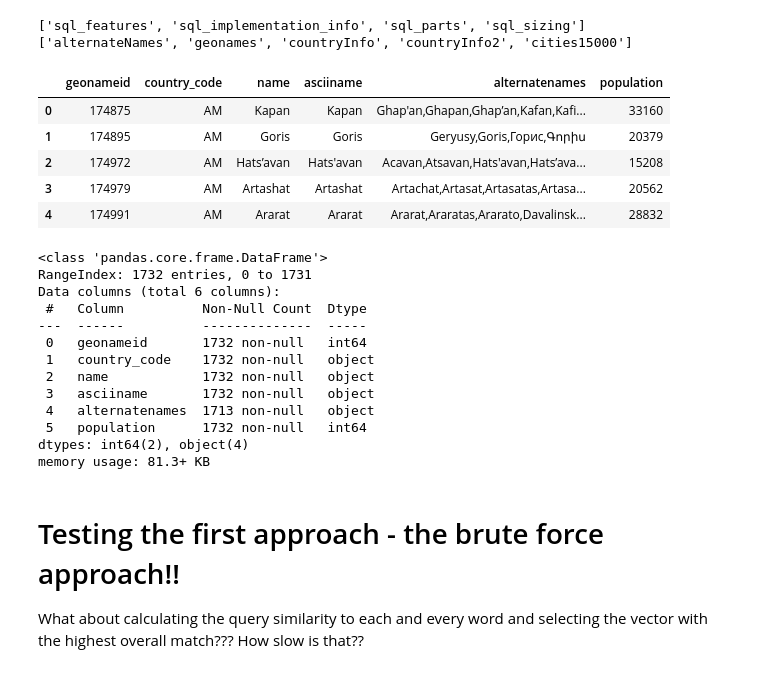
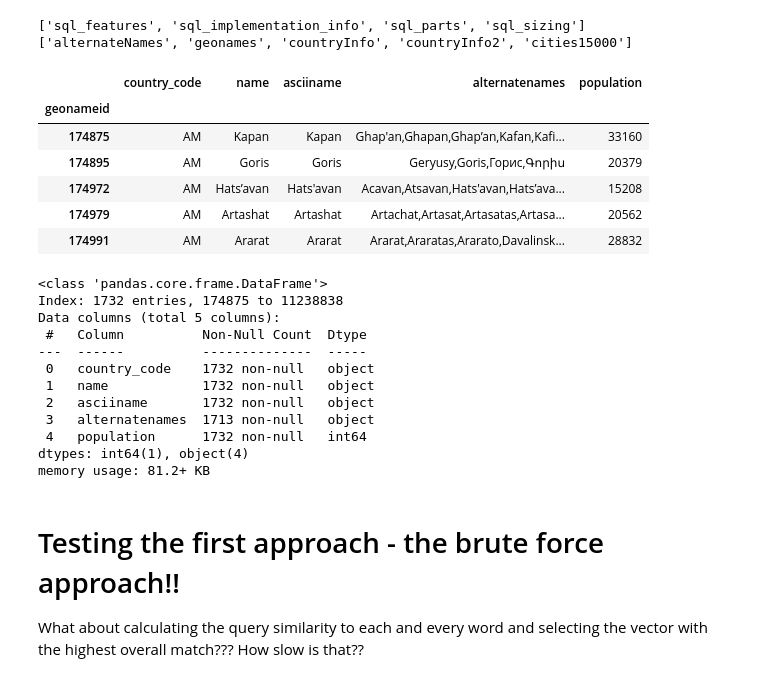
Before and after one commit to krairy/geonames, a Jupyter notebook: scripts/main.ipynb, the cells around one changed output. Saved outputs shown, nothing was run; the diff lists cells and outputs as text; code cells hidden in the pictures.

```diff
--- a/scripts/main.ipynb
+++ b/scripts/main.ipynb
@@ -409,35 +409,35 @@ for schema in schemas:
 # %%
 query = '''
 SELECT geonameid, country_code, name, asciiname, alternatenames, population
 FROM cities15000
 WHERE country_code IN ('AM', 'BY', 'GE', 'KG', 'KZ', 'RU', 'RS', 'TR')
 '''
 
-df_ = pd.read_sql_query(query, con=engine)
-df_.head()
+df = pd.read_sql_query(query, con=engine, index_col = 'geonameid')
+df.head()
 # %% [output]
-|  | geonameid | country_code | name | asciiname | alternatenames | population |
-| 0 | 174875 | AM | Kapan | Kapan | Ghap'an,Ghapan,Ghap’an,Kafan,Kafi... | 33160 |
-| 1 | 174895 | AM | Goris | Goris | Geryusy,Goris,Горис,Գորիս | 20379 |
-| 2 | 174972 | AM | Hats’avan | Hats'avan | Acavan,Atsavan,Hats'avan,Hats’ava... | 15208 |
-| 3 | 174979 | AM | Artashat | Artashat | Artachat,Artasat,Artasatas,Artasa... | 20562 |
-| 4 | 174991 | AM | Ararat | Ararat | Ararat,Araratas,Ararato,Davalinsk... | 28832 |
+|  | country_code | name | asciiname | alternatenames | population |
+| geonameid |  |  |  |  |  |
+| 174875 | AM | Kapan | Kapan | Ghap'an,Ghapan,Ghap’an,Kafan,Kafi... | 33160 |
+| 174895 | AM | Goris | Goris | Geryusy,Goris,Горис,Գորիս | 20379 |
+| 174972 | AM | Hats’avan | Hats'avan | Acavan,Atsavan,Hats'avan,Hats’ava... | 15208 |
+| 174979 | AM | Artashat | Artashat | Artachat,Artasat,Artasatas,Artasa... | 20562 |
+| 174991 | AM | Ararat | Ararat | Ararat,Araratas,Ararato,Davalinsk... | 28832 |
 # %%
-df_.info()
+df.info()
 # %% [output]
 <class 'pandas.core.frame.DataFrame'>
-RangeIndex: 1732 entries, 0 to 1731
-Data columns (total 6 columns):
+Index: 1732 entries, 174875 to 11238838
+Data columns (total 5 columns):
  #   Column          Non-Null Count  Dtype
 ---  ------          --------------  -----
- 0   geonameid       1732 non-null   int64
- 1   country_code    1732 non-null   object
- 2   name            1732 non-null   object
- 3   asciiname       1732 non-null   object
- 4   alternatenames  1713 non-null   object
- 5   population      1732 non-null   int64
-dtypes: int64(2), object(4)
-memory usage: 81.3+ KB
+ 0   country_code    1732 non-null   object
+ 1   name            1732 non-null   object
+ 2   asciiname       1732 non-null   object
+ 3   alternatenames  1713 non-null   object
+ 4   population      1732 non-null   int64
+dtypes: int64(1), object(4)
+memory usage: 81.2+ KB
 # %% [markdown]
 # Testing the first approach - the brute force approach!!
 
```
Also changed, not shown: parts of 19 cells of this notebook, 1 other file.
